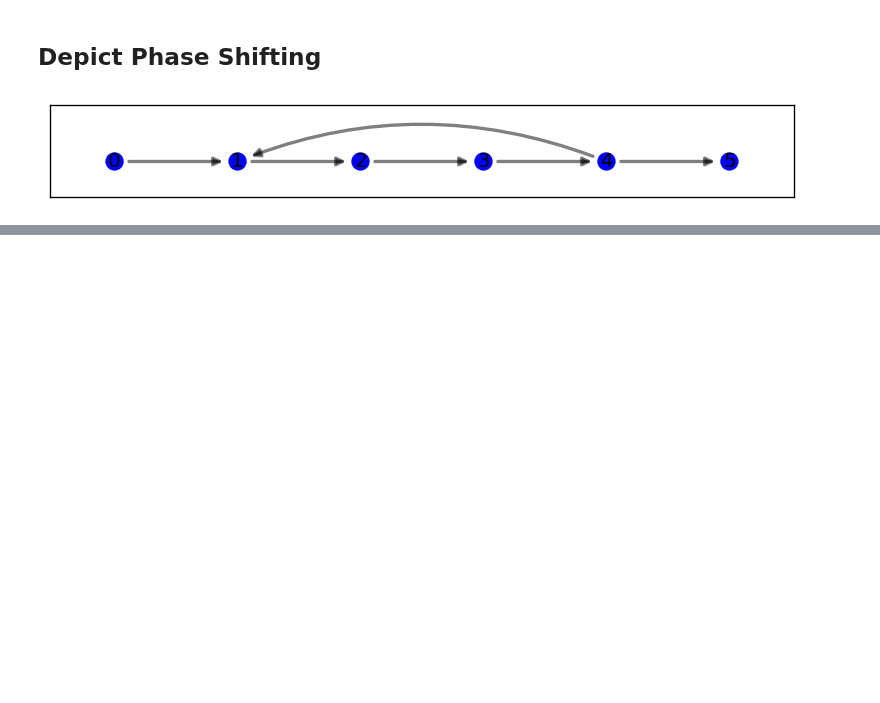
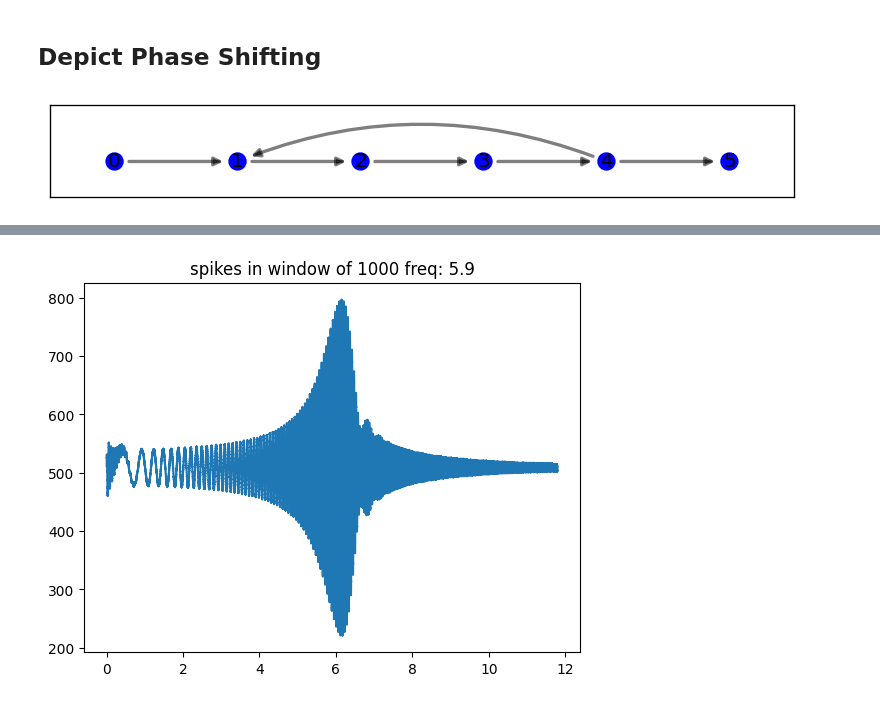
Before and after one commit to yakir4123/SNN-SCTN, a Jupyter notebook: notebooks/resonator_test_sine.ipynb, the cells around one changed output, grey strips where cells are left out. Cells and saved outputs as stored; diff of their text form; code cells hidden in the pictures; blank space fills up the shorter version.

```diff
--- a/notebooks/resonator_test_sine.ipynb
+++ b/notebooks/resonator_test_sine.ipynb
@@ -185,0 +273,4 @@ plt.show()
+# %%
+custom_resonator_output_spikes(resonator, freq0, clk_freq, sample_rate=3)
+# %% [output]
+[figure, added]
```
Also changed, not shown: parts of 9 cells of this notebook, 3 other files.
